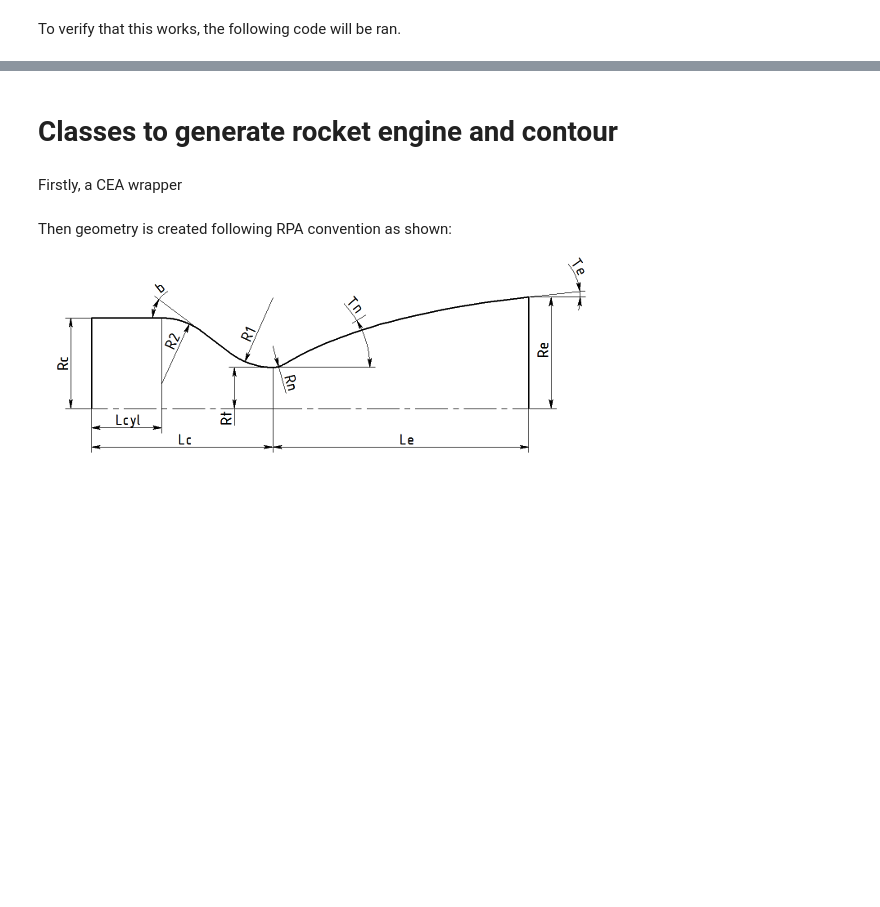
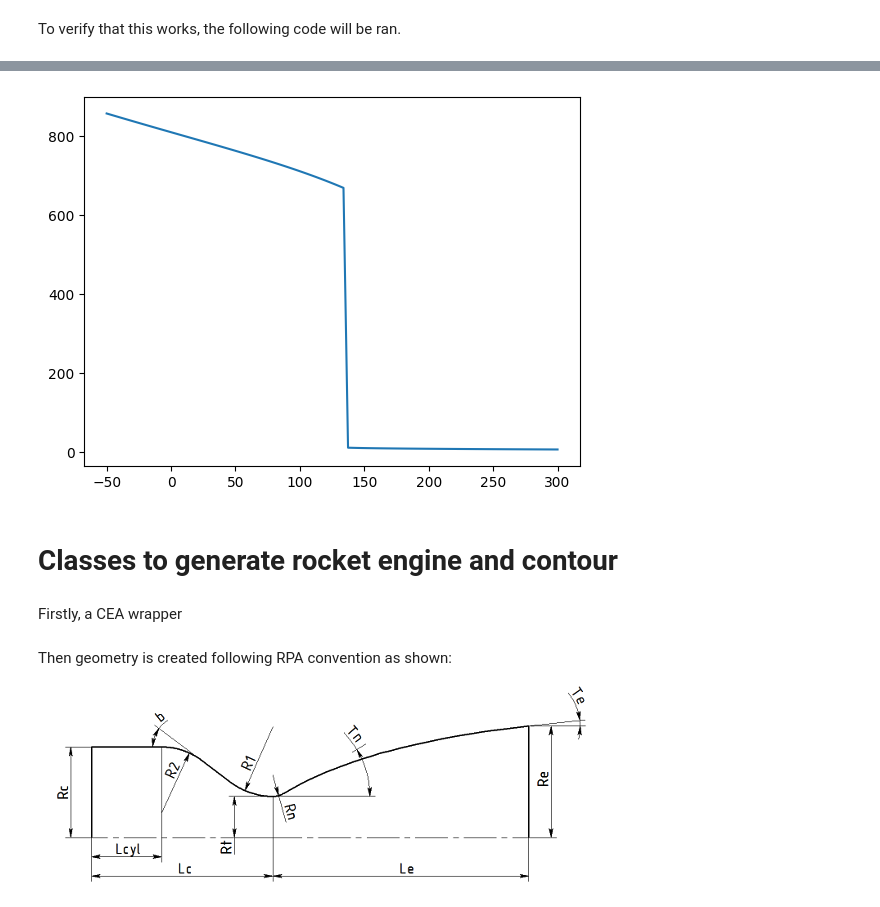
Before and after one commit to LpHiX/EngineThermals, a Jupyter notebook: enginesizer.ipynb, the cells around one changed output, grey strips where cells are left out. Saved outputs shown, nothing was run; the diff lists cells and outputs as text; code cells hidden in the pictures; blank space fills up the shorter version.

```diff
--- a/enginesizer.ipynb
+++ b/enginesizer.ipynb
@@ -38,3 +58,17 @@ for mr in range(2,9):
+# %%
+from pyfluids import Fluid, FluidsList, Input
+import numpy as np
+from matplotlib import pyplot as plt
+
+templist = np.linspace(-50, 300, 100)
+dens = np.zeros(100)
+for i, temp in enumerate(templist):
+  methanol = Fluid(FluidsList.Methanol).with_state(Input.pressure(10e5), Input.temperature(temp))
+  dens[i] = methanol.density
+plt.plot(templist, dens)
+plt.show()
+# %% [output]
+[figure, added]
 # %% [markdown]
 # Classes to generate rocket engine and contour
 # %% [markdown]
```
Also changed, not shown: parts of 8 cells of this notebook.
